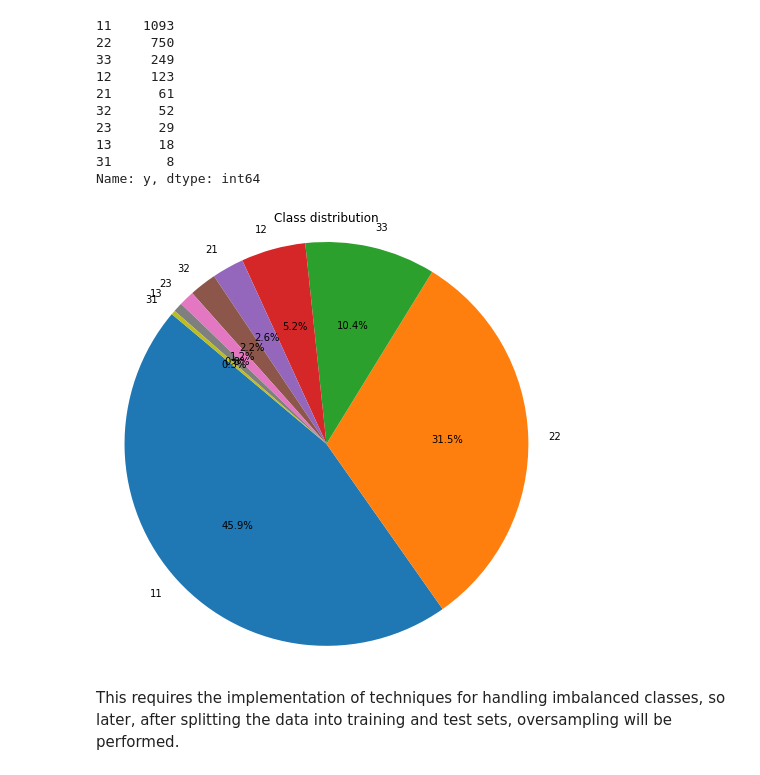
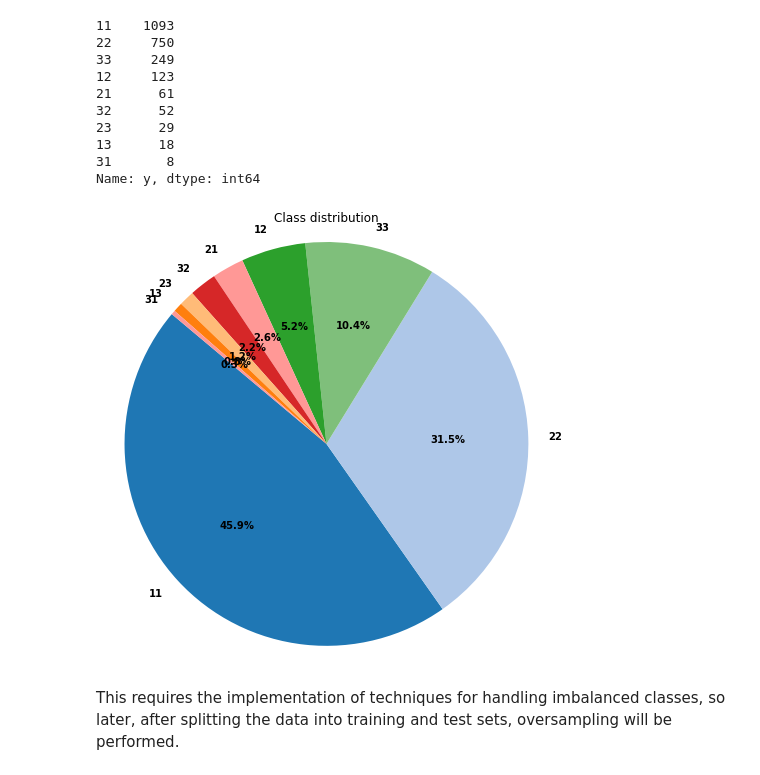
Before and after one commit to Milica19105/cbs, a Jupyter notebook: CBS_interview_task.ipynb, the cells around one changed output. Cells and saved outputs as stored; diff of their text form; code cells hidden in the pictures.

```diff
--- a/CBS_interview_task.ipynb
+++ b/CBS_interview_task.ipynb
@@ -78,16 +78,17 @@ Name: y, dtype: int64
 # %%
 import matplotlib.pyplot as plt
 
 labels = ['11', '22', '33', '12', '21', '32', '23', '13', '31']
 sizes = [1093, 750, 249, 123, 61, 52, 29, 18, 8]
+colors = ['#1f77b4', '#aec7e8', '#7fbf7b', '#2ca02c', '#ff9896', '#d62728', '#ffbb78', '#ff7f0e', '#ff9896']
 
 plt.figure(figsize=(8, 8))
-plt.pie(sizes, labels=labels, autopct='%1.1f%%', startangle=140)
+plt.pie(sizes, labels=labels, autopct=lambda pct: f'{pct:.1f}%', startangle=140, colors=colors, textprops={'fontweight': 'bold'})
 plt.axis('equal')
 plt.title('Class distribution')
 plt.show()
 # %% [output]
-[figure, old version]
+[figure, new version]
 # %% [markdown]
 This requires the implementation of techniques for handling imbalanced classes, so later, after splitting the data into training and test sets, oversampling will be performed.
 # %% [markdown]
```
Also changed, not shown: parts of 21 cells of this notebook.
